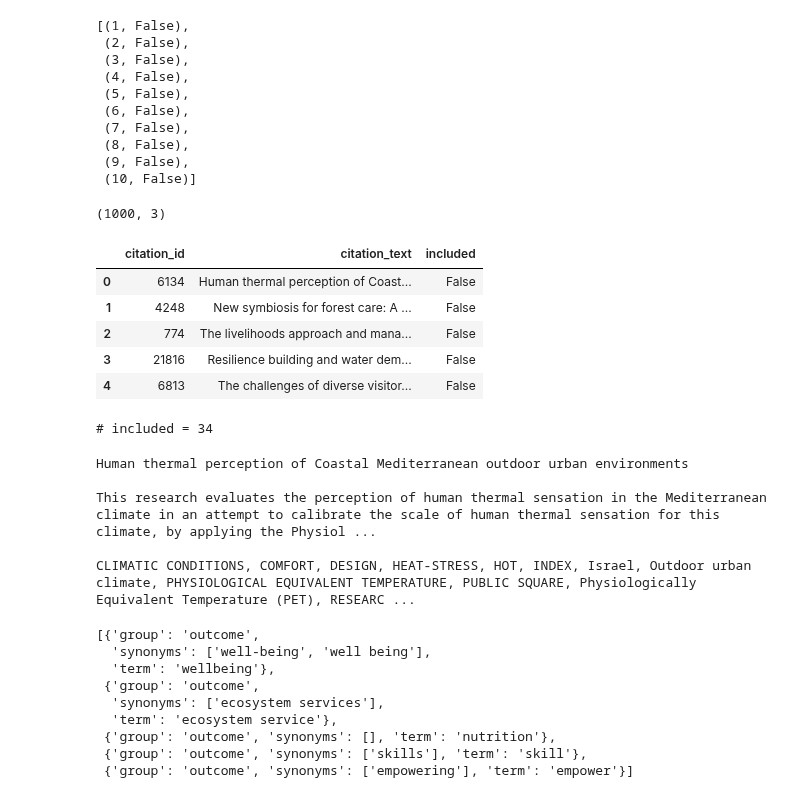
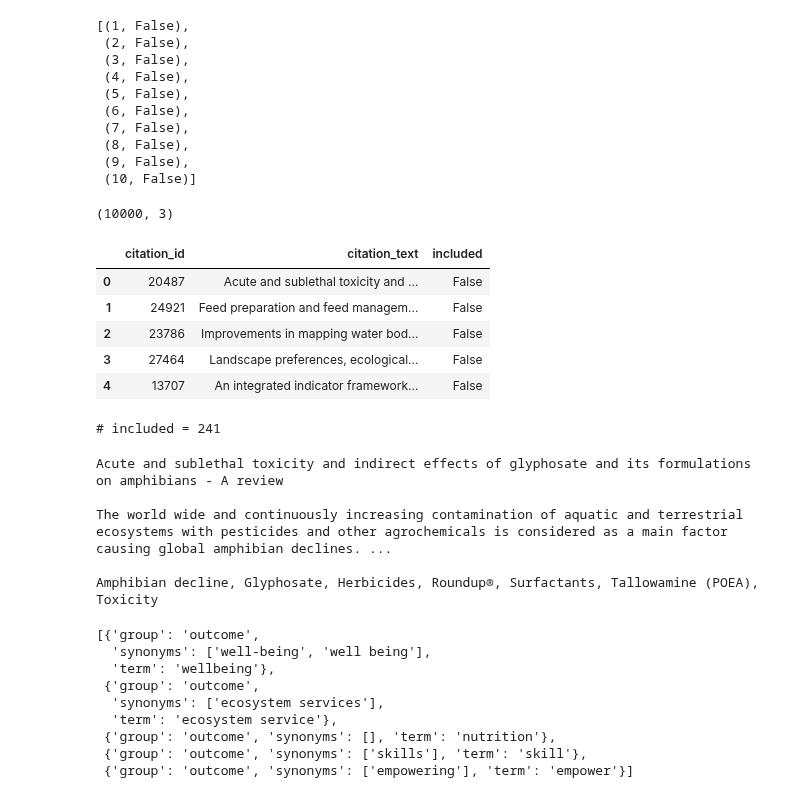
Before and after one commit to datakind/permanent-colandr-back, a Jupyter notebook: notebooks/scratchpad.ipynb, the cells around one changed output. Drawn from its saved outputs; the diff is of its cells as text; code cells hidden in the pictures.

```diff
--- a/notebooks/scratchpad.ipynb
+++ b/notebooks/scratchpad.ipynb
@@ -39,32 +39,32 @@ list(included_or_not.items())[:10]
  (10, False)]
 # %%
 query = cipy.db.queries.SELECT_SAMPLE_CITATION_TEXTS
-bindings = {'review_id': review_id, 'sample_size': 1000}
+bindings = {'review_id': review_id, 'sample_size': 10000}
 df = pd.DataFrame(pgdb.run_query(query, bindings))
 df['included'] = df['citation_id'].map(lambda cid: included_or_not[cid])
 
 print(df.shape)
 df.head()
 # %% [output]
-(1000, 3)
+(10000, 3)
 |  | citation_id | citation_text | included |
-| 0 | 6134 | Human thermal perception of Coast... | False |
-| 1 | 4248 | New symbiosis for forest care: A ... | False |
-| 2 | 774 | The livelihoods approach and mana... | False |
-| 3 | 21816 | Resilience building and water dem... | False |
-| 4 | 6813 | The challenges of diverse visitor... | False |
+| 0 | 20487 | Acute and sublethal toxicity and ... | False |
+| 1 | 24921 | Feed preparation and feed managem... | False |
+| 2 | 23786 | Improvements in mapping water bod... | False |
+| 3 | 27464 | Landscape preferences, ecological... | False |
+| 4 | 13707 | An integrated indicator framework... | False |
 # %%
 print('# included =', df['included'].sum())
 # %% [output]
-# included = 34
+# included = 241
 # %%
 print(df.ix[0, 'citation_text'])
 # %% [output]
-Human thermal perception of Coastal Mediterranean outdoor urban environments
+Acute and sublethal toxicity and indirect effects of glyphosate and its formulations on amphibians - A review
 
-This research evaluates the perception of human thermal sensation in the Mediterranean climate in an attempt to calibrate the scale of human thermal sensation for this climate, by applying the Physiol ...
+The world wide and continuously increasing contamination of aquatic and terrestrial ecosystems with pesticides and other agrochemicals is considered as a main factor causing global amphibian declines. ...
 
-CLIMATIC CONDITIONS, COMFORT, DESIGN, HEAT-STRESS, HOT, INDEX, Israel, Outdoor urban climate, PHYSIOLOGICAL EQUIVALENT TEMPERATURE, PUBLIC SQUARE, Physiologically Equivalent Temperature (PET), RESEARC ...
+Amphibian decline, Glyphosate, Herbicides, Roundup®, Surfactants, Tallowamine (POEA), Toxicity
 # %%
 query = "SELECT keyterms FROM review_plans WHERE review_id = %(review_id)s"
 keyterms = list(pgdb.run_query(query, {'review_id': review_id}))[0]['keyterms']
```
Also changed, not shown: parts of 4 cells of this notebook, 9 other files.
